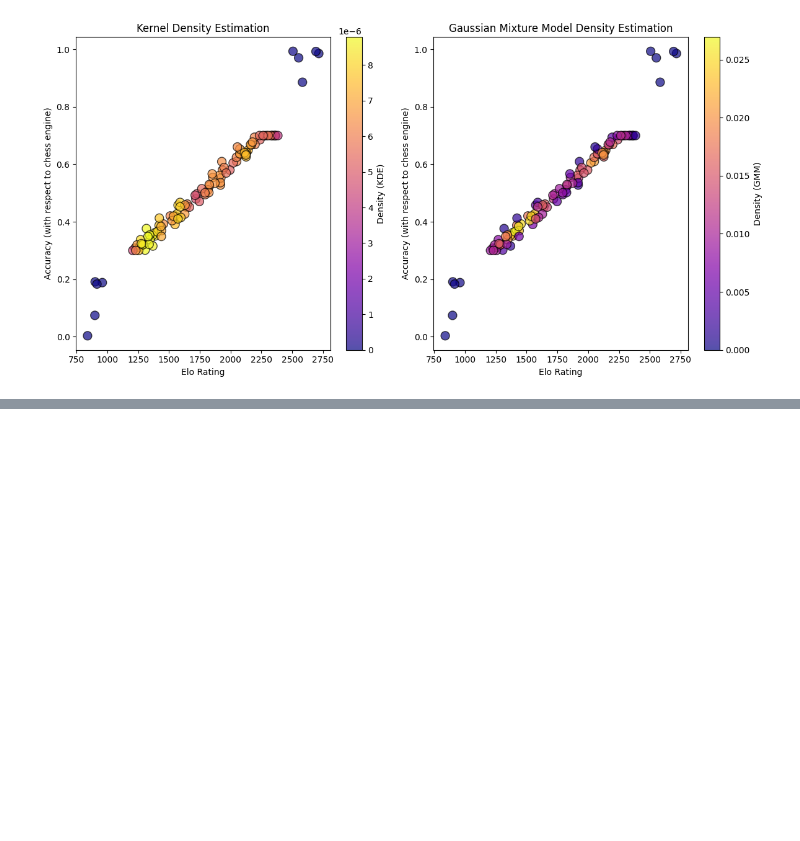
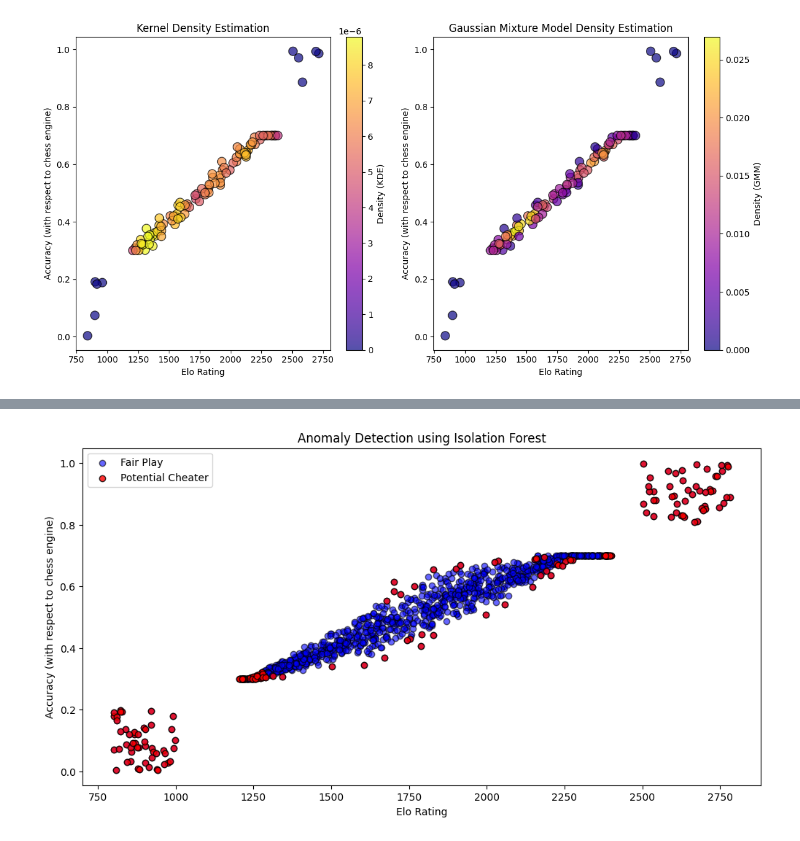
Before and after one commit to tloehrlmu/PageTest, a Jupyter notebook: chapter-generative_models/gm.ipynb, the cells around one changed output, grey strips where cells are left out. Cells and saved outputs as stored; diff of their text form; code cells hidden in the pictures; blank space fills up the shorter version.

Commit message:
images

```diff
--- a/chapter-generative_models/gm.ipynb
+++ b/chapter-generative_models/gm.ipynb
@@ -73,0 +77,42 @@ plt.show()
+# %%
+
+#  synthetic data
+np.random.seed(42)
+
+#  normal data in diagonal
+normal_elo_ratings = np.random.uniform(1200, 2400, 1000)
+middle_index = (normal_elo_ratings - 1200) / (2400 - 1200)  # Normalize Elo ratings to range [0, 1]
+noise = np.where(middle_index < 0.5, middle_index, 1 - middle_index)  # Create more noise in the middle
+normal_accuracies = 0.0004 * normal_elo_ratings - 0.2 + np.random.normal(0, noise * 0.1, 1000)
+normal_accuracies = np.clip(normal_accuracies, 0.3, 0.7)
+normal_data = np.column_stack((normal_elo_ratings, normal_accuracies))
+
+# Anomalous data points
+anomalous_elo_ratings = np.concatenate((np.random.uniform(800, 1000, 50), np.random.uniform(2500, 2800, 50)))
+anomalous_accuracies = np.concatenate((np.random.uniform(0.0, 0.2, 50), np.random.uniform(0.8, 1.0, 50)))
+anomalous_data = np.column_stack((anomalous_elo_ratings, anomalous_accuracies))
+
+
+data = np.vstack([normal_data, anomalous_data])
+
+train_data, test_data = train_test_split(normal_data, test_size=0.2, random_state=42)
+
+#  Isolation Forest
+iso_forest = IsolationForest(contamination=0.1)
+iso_forest.fit(normal_data)
+
+# Predict anomalies
+anomaly_scores = iso_forest.decision_function(data)
+anomalies = iso_forest.predict(data) == -1
+
+
+plt.figure(figsize=(12, 6))
+plt.scatter(data[:, 0], data[:, 1], c='blue', label='Fair Play', alpha=0.6, edgecolor='k')
+plt.scatter(data[anomalies, 0], data[anomalies, 1], c='red', label='Potential Cheater', alpha=0.8, edgecolor='k')
+plt.title('Anomaly Detection using Isolation Forest')
+plt.xlabel('Elo Rating')
+plt.ylabel('Accuracy (with respect to chess engine)')
+plt.legend()
+plt.show()
+# %% [output]
+[figure, added]
```
Also changed, not shown: parts of 8 cells of this notebook, 4 other files.
